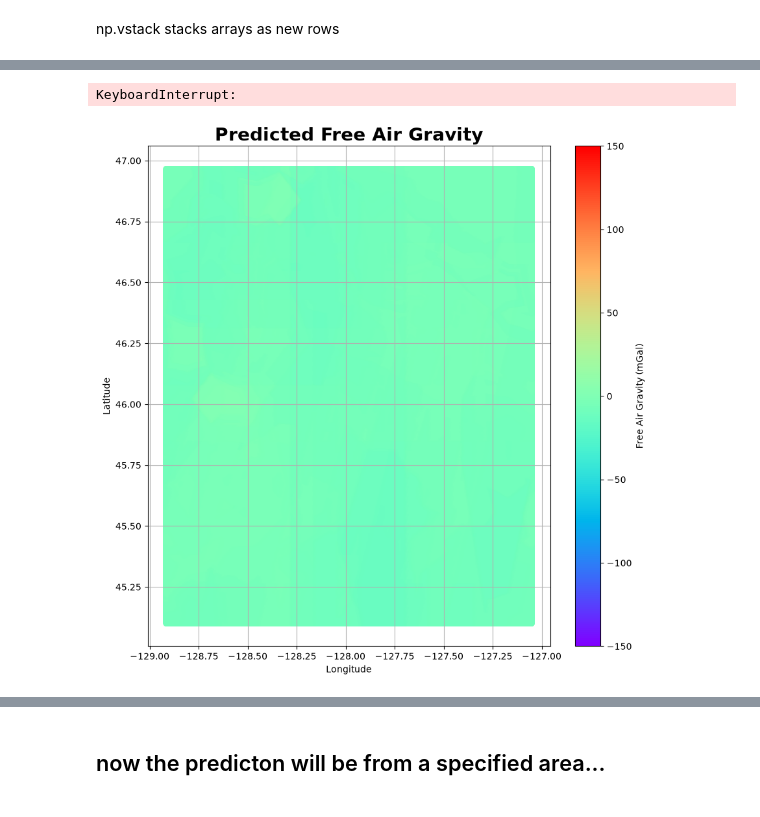
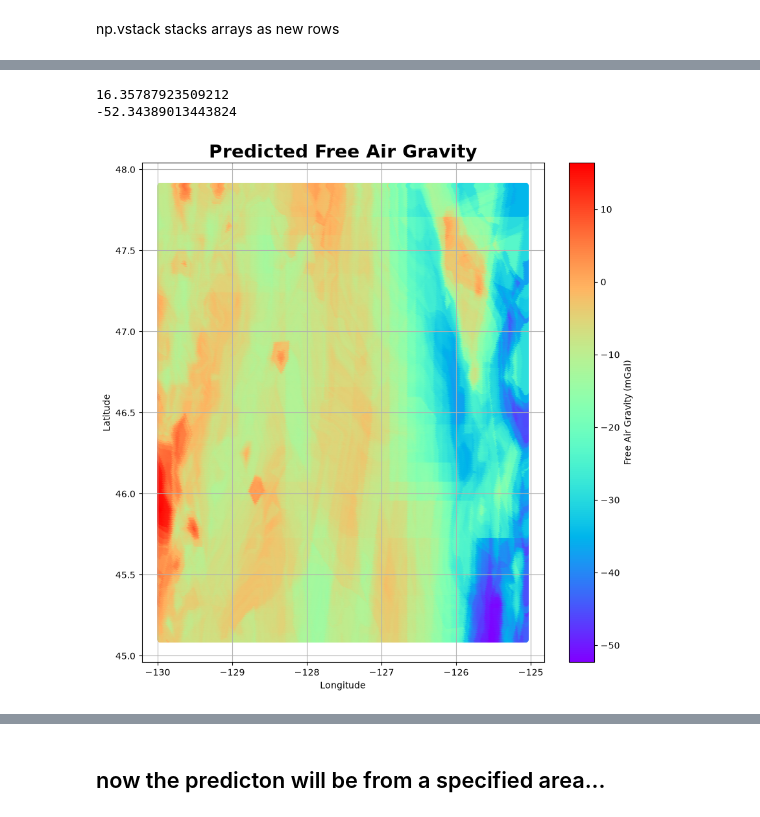
Before and after one commit to sydpas/gbdt_model, a Jupyter notebook: src/gravity_LOLAex.ipynb, the cells around one changed output, grey strips where cells are left out. Drawn from its saved outputs; the diff is of its cells as text; code cells hidden in the pictures.

```diff
--- a/src/gravity_LOLAex.ipynb
+++ b/src/gravity_LOLAex.ipynb
@@ -187,9 +205,9 @@ residuals.head(), residuals.describe()
 # %% [markdown]
 saving both the csv file and a text file of specified parameters
 # %%
-# pd.DataFrame(dfr).to_csv('..\\created_data\\tests\\sept11_grav_residuals.csv', index=False)
+# pd.DataFrame(dfr).to_csv('..\\created_data\\tests\\2sept16_grav_residuals.csv', index=False)
 
-with open('..\\created_data\\tests\\sept11_lola_grav_params.txt', 'w') as f:
+with open('..\\created_data\\tests\\2sept16_lola_grav_params.txt', 'w') as f:
     f.write('saving parameters for this dataset...\n')
     f.write(f'learning rate: {lr}\nnum_boost_rate: {nbr}\ntest size: {ts}\nnum leaves: {nl}\nmin data in leaf: {mdil}\n')
     # f.write(f'gives mean of: {residuals.mean()}')
@@ -197,7 +215,7 @@ with open('..\\created_data\\tests\\sept11_lola_grav_params.txt', 'w') as f:
     f.write(f'RMSE: {root_mean_squared_error(y_test, y_pred)}\n')
     f.write(f'R^2: {r2_score(y_test, y_pred)}\n')
     f.write(f'\nnote: this was for random state {rs}')
-    f.write(f'\n- model is trained on lat/long; with grav data correlation')
+    f.write(f'\n- model is trained on lat/long; with grav data correlation + srtm30')
 # %%
 plt.figure(figsize=(10, 8))
 plt.scatter(x_test['long'], x_test['lat'], c=residuals, cmap='PuOr',
@@ -219,7 +237,7 @@ plt.show()
 
 we start with just predicting the same area on an empty grid
 # %%
-sp = 750
+sp = 500
 grid_long = np.linspace(x_test['long'].min(), x_test['long'].max(), sp)
 grid_lat = np.linspace(x_test['lat'].min(), x_test['lat'].max(), sp)
 # %%
@@ -234,3 +252,4 @@ Nearest copies the value of the closest data point, keeping original values shar
 age_interp = griddata((df['long'], df['lat']), df['age'], (long, lat), method='linear')
 hf_interp  = griddata((df['long'], df['lat']), df['q_ihfc'], (long, lat), method='linear')
 bathy_interp = griddata((df['long'], df['lat']), df['bathy'], (long, lat), method='linear')
+z_interp = griddata((df['long'], df['lat']), df['z'], (long, lat), method='linear')
@@ -266,7 +269,7 @@ age_interp.shape
 # %% [markdown]
 np.vstack stacks arrays as new rows
 # %%
-lola = np.vstack([long.ravel(), lat.ravel(), age_interp.ravel(), hf_interp.ravel(), bathy_interp.ravel()]).T
+lola = np.vstack([long.ravel(), lat.ravel(), age_interp.ravel(), hf_interp.ravel(), bathy_interp.ravel(), z_interp.ravel()]).T
 # %%
 lola.shape
 # %% [output]
@@ -296,20 +299,25 @@ lola_pred.shape
+# %%
+print(lola_pred.max())
+print(lola_pred.min())
+# %% [output]
+16.35787923509212
+-52.34389013443824
 # %%
 plt.figure(figsize=(10, 10))
-plt.scatter(long, lat, c=lola_pred, cmap='rainbow', marker='o', s=30, vmin=-150, vmax=150)
+plt.scatter(long, lat, c=lola_pred, cmap='rainbow', marker='o', s=30)
 plt.colorbar(label='Free Air Gravity (mGal)')
 plt.xlabel('Longitude')
 plt.ylabel('Latitude')
 plt.title('Predicted Free Air Gravity', fontdict={
     'fontsize':20,
     'fontweight':'bold'
 })
 plt.grid()
 
-plt.savefig(f'..\\figs\\grav\\1sept11_lola_grav_pred_{sp}.png', dpi=400)
+plt.savefig(f'..\\figs\\FA_grav\\2sept16_lola_grav_pred_{sp}.png', dpi=400)
 plt.show()
 # %% [output]
-KeyboardInterrupt:
-[figure, old version]
+[figure, new version]
 # %%
 plt.figure(figsize=(10, 10))
 plt.scatter(long, lat, c=lola_pred, cmap='rainbow', marker='o', s=30)
```
Also changed, not shown: parts of 30 cells of this notebook.
